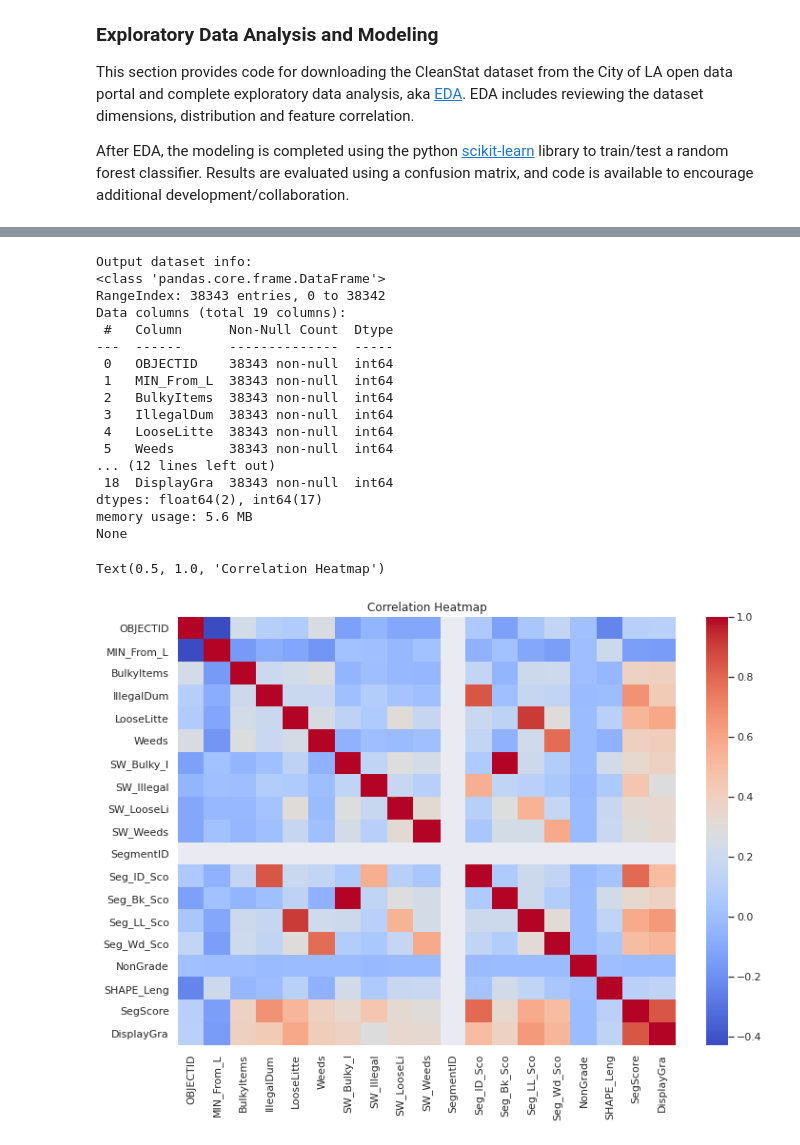
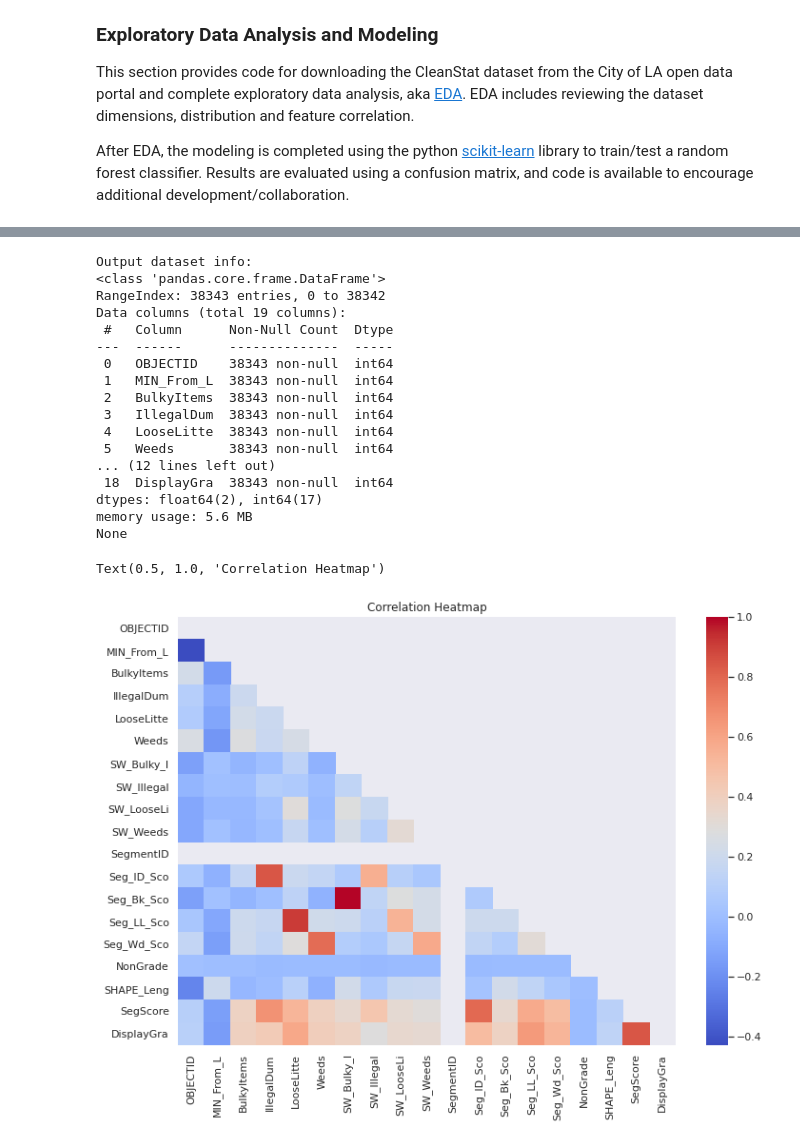
Before and after one commit to walteryu/trashdatathon2021, a Jupyter notebook: trash_datathon_2021.ipynb, the cells around one changed output, grey strips where cells are left out. Saved outputs shown, nothing was run; the diff lists cells and outputs as text; code cells hidden in the pictures.

```diff
--- a/trash_datathon_2021.ipynb
+++ b/trash_datathon_2021.ipynb
@@ -204,34 +244,40 @@ Text(0.5, 1.0, 'Distribution of Segment Score Rating')
 # %%
 # 01.02 correlation heatmap plot
 
-# create correlation heatmap
+# remove non-numeric columns
 # https://stackoverflow.com/questions/13411544/delete-column-from-pandas-dataframe
 df_num = df.drop('FullName', 1)
 print('Output dataset info:')
 print(df_num.info(), '\n')
+# calculate correlation and generate mask for upper triangle
+# https://seaborn.pydata.org/examples/many_pairwise_correlations.html
+corr = df_num.corr()
+mask = np.triu(np.ones_like(corr, dtype=bool))
+# create heatmap with color palette
 # https://seaborn.pydata.org/generated/seaborn.heatmap.html
 # https://heartbeat.fritz.ai/seaborn-heatmaps-13-ways-to-customize-correlation-matrix-visualizations-f1c49c816f07
 sns.heatmap(
-    df_num.corr(),
+    corr,
+    mask=mask,
     cmap='coolwarm'
 ).set_title('Correlation Heatmap')
 # %% [output]
 Output dataset info:
 <class 'pandas.core.frame.DataFrame'>
 RangeIndex: 38343 entries, 0 to 38342
 Data columns (total 19 columns):
  #   Column      Non-Null Count  Dtype
 ---  ------      --------------  -----
  0   OBJECTID    38343 non-null  int64
  1   MIN_From_L  38343 non-null  int64
  2   BulkyItems  38343 non-null  int64
  3   IllegalDum  38343 non-null  int64
  4   LooseLitte  38343 non-null  int64
  5   Weeds       38343 non-null  int64
 ... (12 lines left out)
  18  DisplayGra  38343 non-null  int64
 dtypes: float64(2), int64(17)
 memory usage: 5.6 MB
 None
 Text(0.5, 1.0, 'Correlation Heatmap')
-[figure, old version]
+[figure, new version]
```
Also changed, not shown: parts of 8 cells of this notebook.
